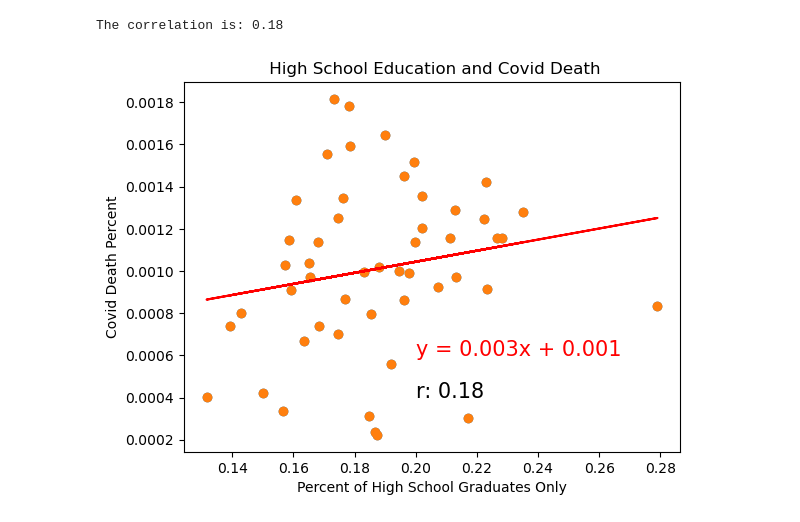
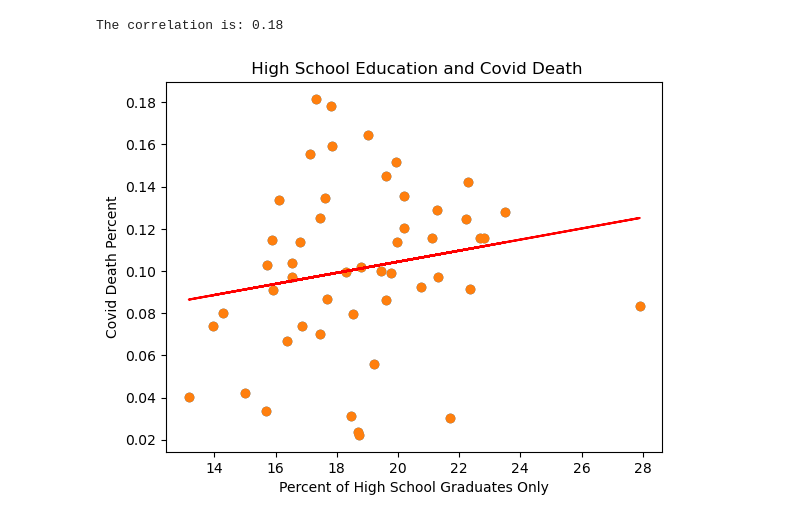
Before and after one commit to btdeering/project-1, a Jupyter notebook: edu vs covid.ipynb, the cells around one changed output. Cells and saved outputs as stored; diff of their text form; code cells hidden in the pictures.

```diff
--- a/edu vs covid.ipynb
+++ b/edu vs covid.ipynb
@@ -19,27 +19,27 @@ df.head()
 | 4 | California | 31335 | 5578997 | 5287901 | 2120275 | ... |
 # %%
 # Plot out education
-x_values = df['high school/pop']
-y_values = df['covid/pop']
+x_values = df['high school/pop']*100
+y_values = df['covid/pop']*100
 plt.scatter(x_values,y_values)
 plt.title(" High School Education and Covid Death")
 plt.xlabel('Percent of High School Graduates Only')
 plt.ylabel('Covid Death Percent')
 
 # Print out the r-squared value along with the plot.
 (slope, intercept, rvalue, pvalue, stderr) = linregress(x_values, y_values)
 regress_values = x_values * slope + intercept
 line_eq = "y = " + str(round(slope,3)) + "x + " + str(round(intercept,3))
 plt.scatter(x_values,y_values)
 plt.plot(x_values,regress_values,"r-")
 plt.annotate(line_eq,(0.20,0.0006),fontsize=15,color="red")
 
 rvalue_rounded = round(rvalue, 2)
-plt.annotate(f"r: {rvalue_rounded}",(0.20,0.0004),fontsize=15, color = "black")
+plt.annotate(f"r: {rvalue_rounded}",(0.20,0.025),fontsize=15, color = "black")
 print(f"The correlation is: {rvalue_rounded}")
 plt.show()
 # %% [output]
 The correlation is: 0.18
-[figure, old version]
+[figure, new version]
 # %%
 # Plot out education
```
Also changed, not shown: parts of 3 cells of this notebook, 16 other files.
